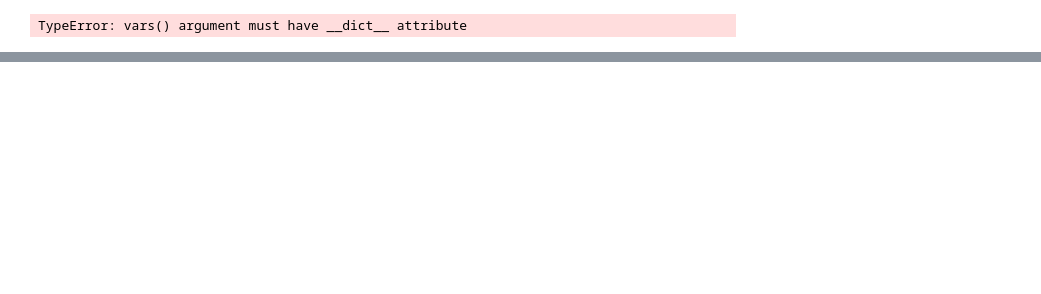
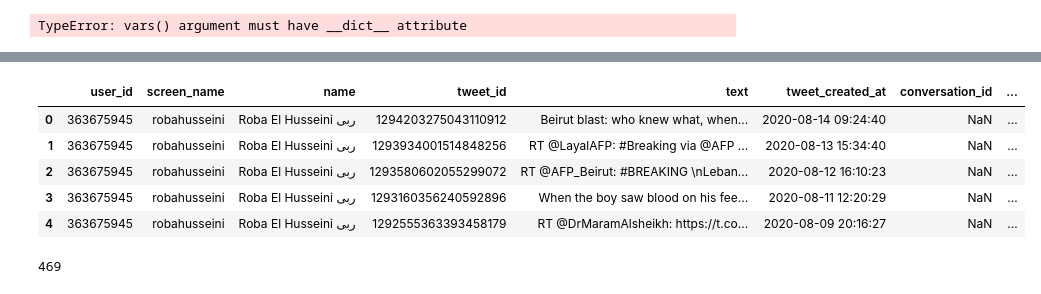
Before and after one commit to cosmohawk/summer_project_2020, a Jupyter notebook: notebooks/trial_api_friends_tweets_samples.ipynb, the cells around one changed output, grey strips where cells are left out. Drawn from its saved outputs; the diff is of its cells as text; code cells hidden in the pictures; blank space fills up the shorter version.

Commit message:
Notebooks for pulling friends tweets

```diff
--- a/notebooks/trial_api_friends_tweets_samples.ipynb
+++ b/notebooks/trial_api_friends_tweets_samples.ipynb
@@ -121,3 +119,9 @@ KeyError: 'retweet_text'
 # %%
 # %% [output]
 TypeError: vars() argument must have __dict__ attribute
+# %%
+subset_df = pd.read_csv('../data/raw/cyber_friend_tweets/cyber_friends_tweets_subset_0.csv')
+# %%
+test = dc.init_cleaned_tweet_df()
+# %%
+trial = pd.concat([test, subset_df[subset_df.columns.intersection(test.columns)]])
@@ -123,0 +137,17 @@ TypeError: vars() argument must have __dict__ attribute
+# %%
+lowercase_list = ['in_reply_to_screen_name', 'screen_name', 'rt_screen_name', 'hashtags']
+for item in lowercase_list:
+    trial[item] = trial[item].str.lower()
+trial.head()
+# %% [output]
+|  | user_id | screen_name | name | tweet_id | text | tweet_created_at | conversation_id | ... |
+| 0 | 363675945 | robahusseini | Roba El Husseini ربى | 1294203275043110912 | Beirut blast: who knew what, when... | 2020-08-14 09:24:40 | NaN | ... |
+| 1 | 363675945 | robahusseini | Roba El Husseini ربى | 1293934001514848256 | RT @LayalAFP: #Breaking via @AFP ... | 2020-08-13 15:34:40 | NaN | ... |
+| 2 | 363675945 | robahusseini | Roba El Husseini ربى | 1293580602055299072 | RT @AFP_Beirut: #BREAKING \nLeban... | 2020-08-12 16:10:23 | NaN | ... |
+| 3 | 363675945 | robahusseini | Roba El Husseini ربى | 1293160356240592896 | When the boy saw blood on his fee... | 2020-08-11 12:20:29 | NaN | ... |
+| 4 | 363675945 | robahusseini | Roba El Husseini ربى | 1292555363393458179 | RT @DrMaramAlsheikh: https://t.co... | 2020-08-09 20:16:27 | NaN | ... |
+# %%
+users = list(set(list(subset_df['screen_name'].values)))
+print(len(users))
+# %% [output]
+469
```
Also changed, not shown: parts of 14 cells of this notebook, 1 other file.
